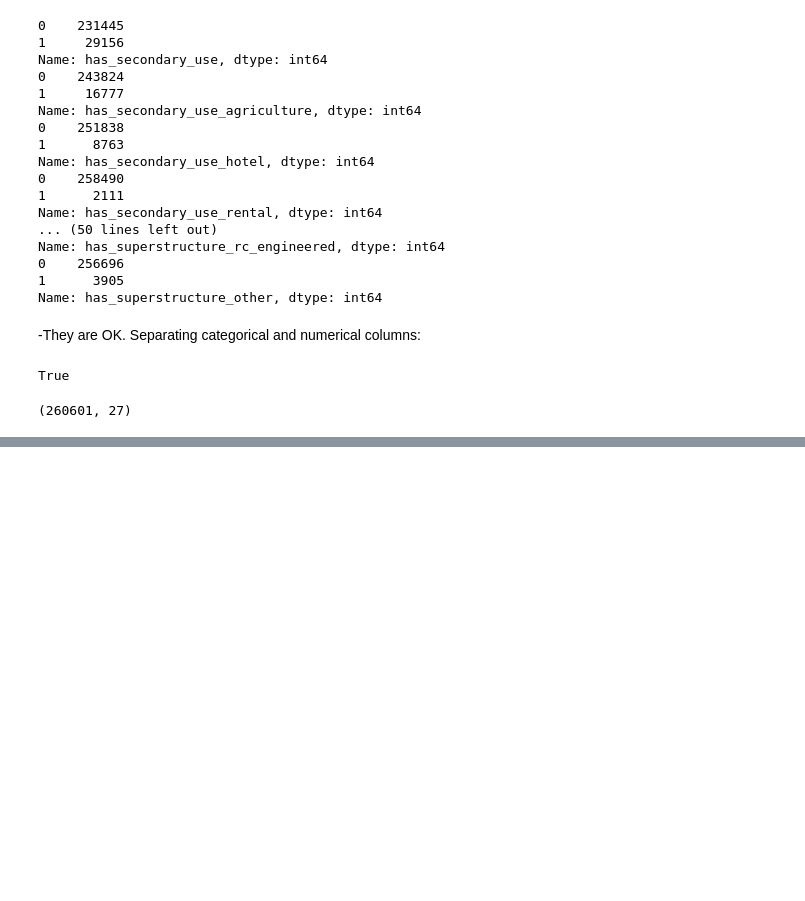
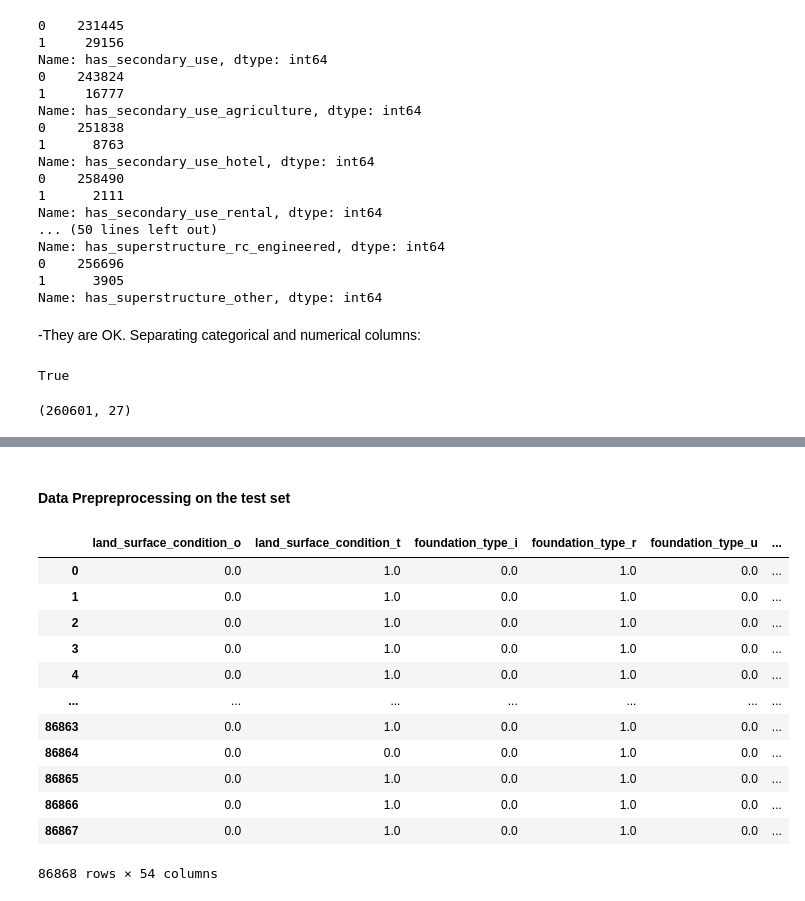
Before and after one commit to L-N-E0/Richter-s-Predictor-Modeling-Earthquake-Damage, a Jupyter notebook: script.ipynb, the cells around one changed output, grey strips where cells are left out. Cells and saved outputs as stored; diff of their text form; code cells hidden in the pictures; blank space fills up the shorter version.

```diff
--- a/script.ipynb
+++ b/script.ipynb
@@ -426,0 +504,41 @@ X_train_encoded_categorical.shape
+# %% [markdown]
+####    Data Prepreprocessing on the test set
+# %%
+# Separate Categorical and Numerical columns
+categorical_df = df_test[categorical_cols]
+numerical_df = df_test[numerical_cols]
+
+# Perform One Hot Encoding
+X_test_categorical_ohe = ohe.fit_transform(categorical_df).toarray()
+
+X_test_encoded_categorical = pd.DataFrame(
+    X_test_categorical_ohe,
+    columns=ohe.get_feature_names_out(categorical_df.columns)
+)
+
+#Concatenate Categorical and Numerical columns
+X_test_encoded = pd.concat([X_test_encoded_categorical, numerical_df], axis=1)
+
+#Transform train set
+scaler.fit(X_test_encoded)
+X_test_encoded_scaled = pd.DataFrame(
+    scaler.transform(X_test_encoded),
+    # index is important to ensure we can concatenate with other columns
+    index=X_test_encoded.index,
+    columns=X_test_encoded.columns
+)
+X_test_encoded_scaled
+# %% [output]
+|  | land_surface_condition_o | land_surface_condition_t | foundation_type_i | foundation_type_r | foundation_type_u | ... |
+| 0 | 0.0 | 1.0 | 0.0 | 1.0 | 0.0 | ... |
+| 1 | 0.0 | 1.0 | 0.0 | 1.0 | 0.0 | ... |
+| 2 | 0.0 | 1.0 | 0.0 | 1.0 | 0.0 | ... |
+| 3 | 0.0 | 1.0 | 0.0 | 1.0 | 0.0 | ... |
+| 4 | 0.0 | 1.0 | 0.0 | 1.0 | 0.0 | ... |
+| ... | ... | ... | ... | ... | ... | ... |
+| 86863 | 0.0 | 1.0 | 0.0 | 1.0 | 0.0 | ... |
+| 86864 | 0.0 | 0.0 | 0.0 | 1.0 | 0.0 | ... |
+| 86865 | 0.0 | 1.0 | 0.0 | 1.0 | 0.0 | ... |
+| 86866 | 0.0 | 1.0 | 0.0 | 1.0 | 0.0 | ... |
+| 86867 | 0.0 | 1.0 | 0.0 | 1.0 | 0.0 | ... |
+86868 rows × 54 columns
```
Also changed, not shown: parts of 7 cells of this notebook.
